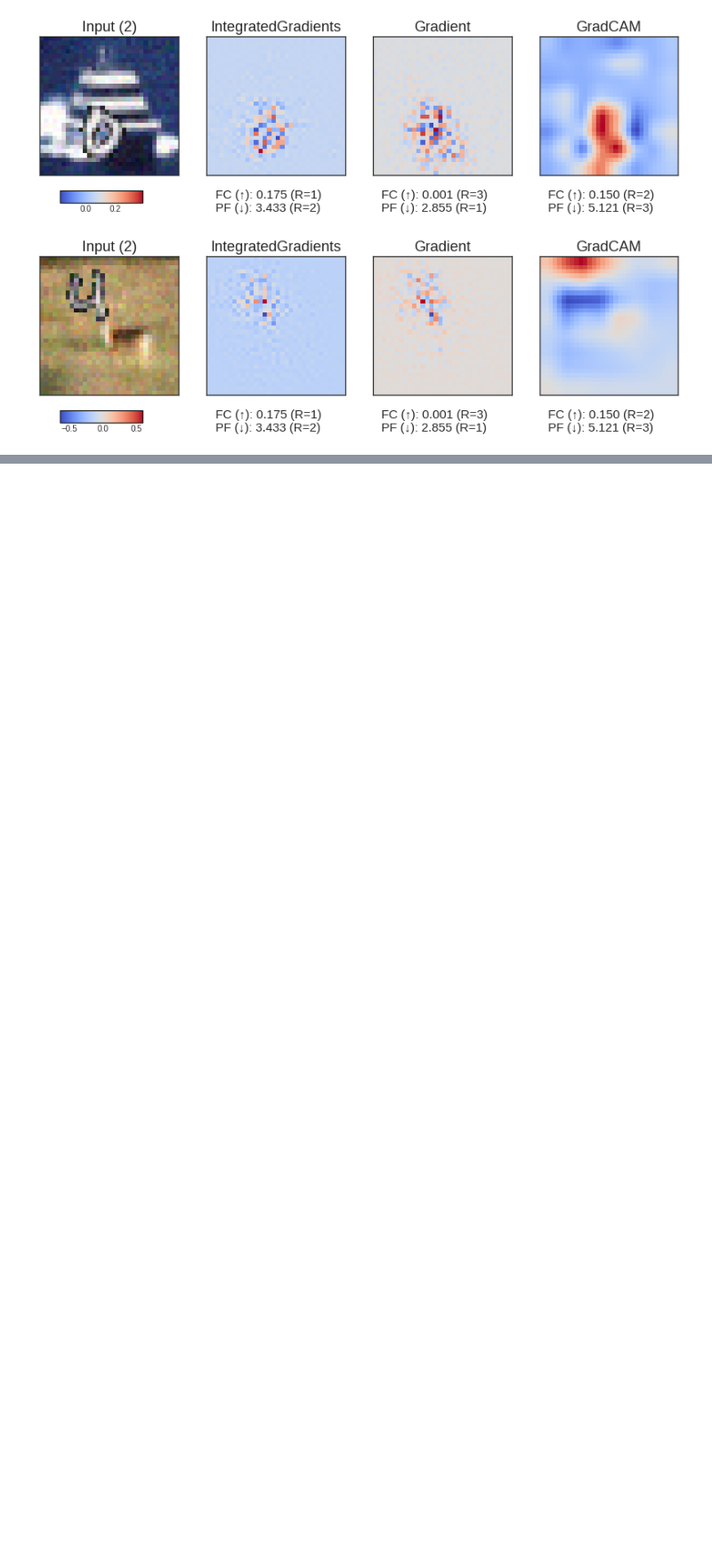
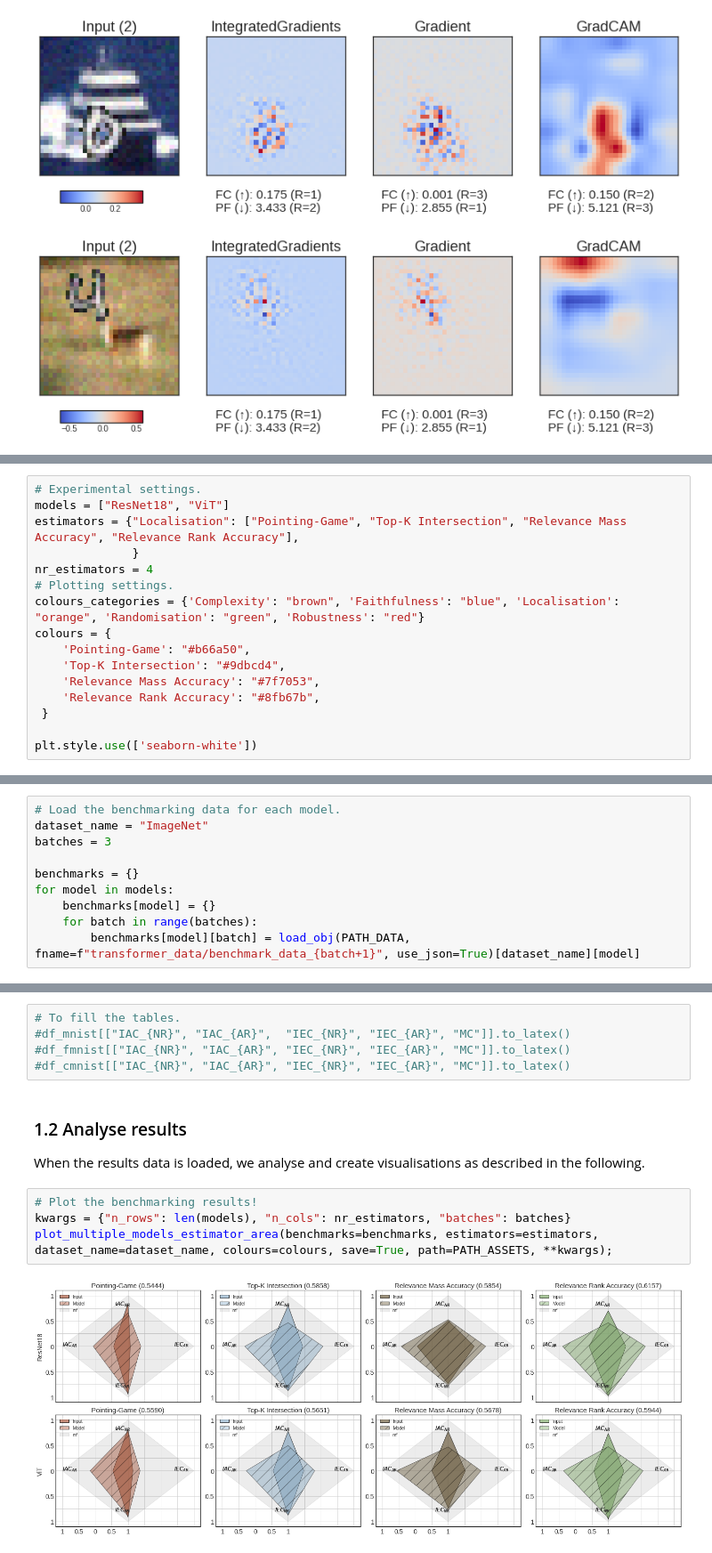
Before and after one commit to annahedstroem/MetaQuantus, a Jupyter notebook: tutorials/Tutorial-Reproduce-Experiments.ipynb, the cells around one changed output, grey strips where cells are left out. Shown at 89% size. Drawn from its saved outputs; the diff is of its cells as text; blank space fills up the shorter version.

Commit message:
Added transformers experiments

```diff
--- a/tutorials/Tutorial-Reproduce-Experiments.ipynb
+++ b/tutorials/Tutorial-Reproduce-Experiments.ipynb
@@ -499,0 +504,16 @@ plot_ranking()
+# %%
+# Experimental settings.
+models = ["ResNet18", "ViT"]
+estimators = {"Localisation": ["Pointing-Game", "Top-K Intersection", "Relevance Mass Accuracy", "Relevance Rank Accuracy"],
+              }
+nr_estimators = 4
+# Plotting settings.
+colours_categories = {'Complexity': "brown", 'Faithfulness': "blue", 'Localisation': "orange", 'Randomisation': "green", 'Robustness': "red"}
+colours = {
+    'Pointing-Game': "#b66a50",
+    'Top-K Intersection': "#9dbcd4",
+    'Relevance Mass Accuracy': "#7f7053",
+    'Relevance Rank Accuracy': "#8fb67b",
+ }
+
+plt.style.use(['seaborn-white'])
@@ -499,0 +531,10 @@ plot_ranking()
+# %%
+# Load the benchmarking data for each model.
+dataset_name = "ImageNet"
+batches = 3
+
+benchmarks = {}
+for model in models:
+    benchmarks[model] = {}
+    for batch in range(batches):
+        benchmarks[model][batch] = load_obj(PATH_DATA, fname=f"transformer_data/benchmark_data_{batch+1}", use_json=True)[dataset_name][model]
@@ -499,0 +555,15 @@ plot_ranking()
+# %%
+# To fill the tables.
+#df_mnist[["IAC_{NR}", "IAC_{AR}",	"IEC_{NR}",	"IEC_{AR}",	"MC"]].to_latex()
+#df_fmnist[["IAC_{NR}", "IAC_{AR}",	"IEC_{NR}",	"IEC_{AR}",	"MC"]].to_latex()
+#df_cmnist[["IAC_{NR}", "IAC_{AR}",	"IEC_{NR}",	"IEC_{AR}",	"MC"]].to_latex()
+# %% [markdown]
+### 1.2 Analyse results
+
+When the results data is loaded, we analyse and create visualisations as described in the following.
+# %%
+# Plot the benchmarking results!
+kwargs = {"n_rows": len(models), "n_cols": nr_estimators, "batches": batches}
+plot_multiple_models_estimator_area(benchmarks=benchmarks, estimators=estimators, dataset_name=dataset_name, colours=colours, save=True, path=PATH_ASSETS, **kwargs);
+# %% [output]
+[figure, added]
```
Also changed, not shown: parts of 8 cells of this notebook, 1 other file.
